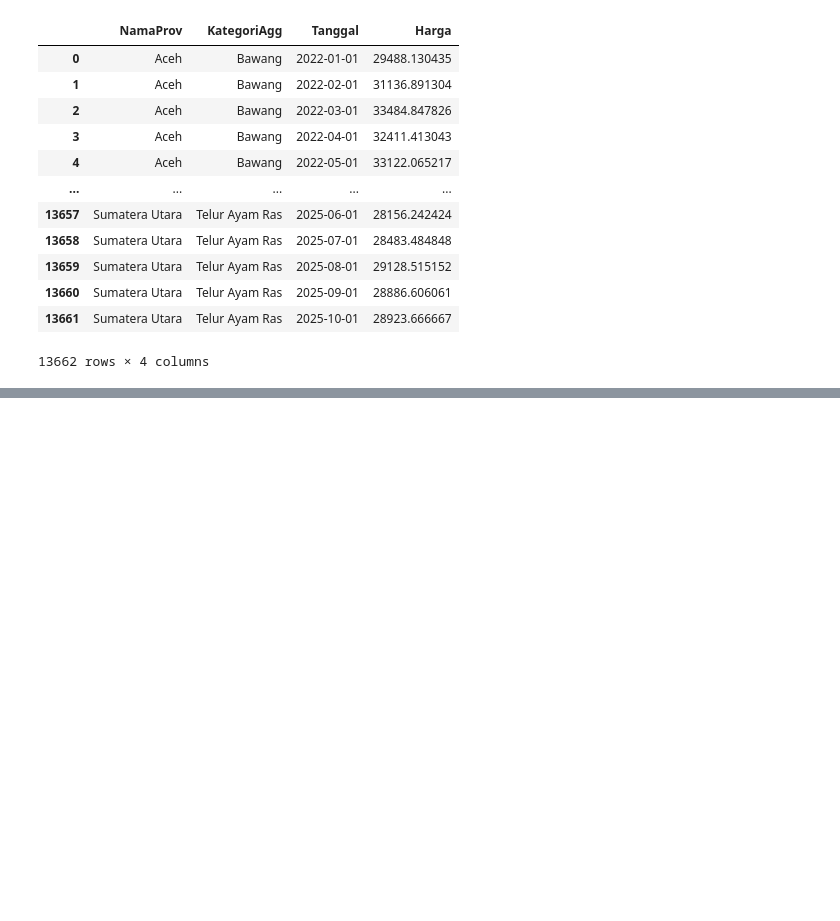
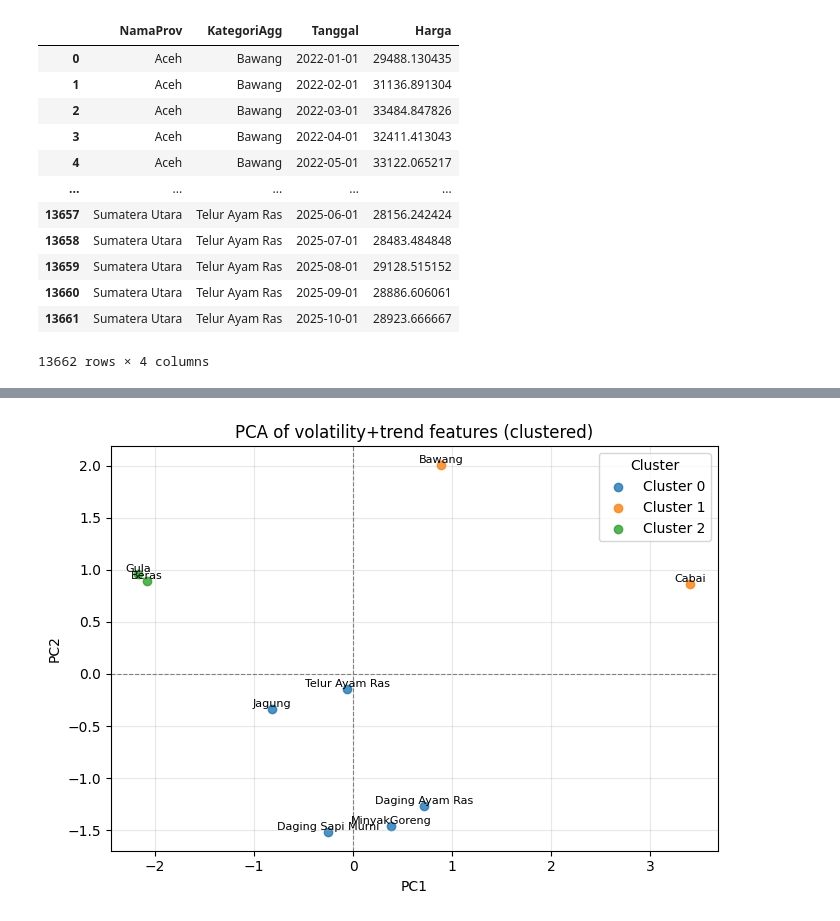
Before and after one commit to ali16180/Clustering-of-Staple-Commodities-in-Indonesia, a Jupyter notebook: G1401231081_Muhammad Hafiz Fazli_Tugas Akhir Individu.ipynb, the cells around one changed output, grey strips where cells are left out. Saved outputs shown, nothing was run; the diff lists cells and outputs as text; code cells hidden in the pictures; blank space fills up the shorter version.

```diff
--- a/G1401231081_Muhammad Hafiz Fazli_Tugas Akhir Individu.ipynb
+++ b/G1401231081_Muhammad Hafiz Fazli_Tugas Akhir Individu.ipynb
@@ -1159,0 +1175,11 @@ plt.show()
+# %%
+best_k = 3
+
+km_ts = KMeans(n_clusters=best_k, n_init=20, random_state=0)
+labels_ts = km_ts.fit_predict(X_ts_scaled)
+
+# gabung kembali ke vol_kat
+ts_kat_clust = feat_kat.copy()
+ts_kat_clust["ts_cluster"] = labels_ts
+
+ts_kat_clust
@@ -1159,0 +1212,67 @@ plt.show()
+# %%
+# ============================================
+# 2. PCA to 2D for plotting
+# ============================================
+
+pca = PCA(n_components=2)
+X_pca = pca.fit_transform(X_ts_scaled)
+
+ts_kat_clust["PC1"] = X_pca[:, 0]
+ts_kat_clust["PC2"] = X_pca[:, 1]
+
+# ============================================
+# 3. Scatter plot of PC1 vs PC2 with clusters
+# ============================================
+
+plt.figure(figsize=(7, 5))
+
+for c in sorted(ts_kat_clust["ts_cluster"].unique()):
+    mask = ts_kat_clust["ts_cluster"] == c
+    plt.scatter(
+        ts_kat_clust.loc[mask, "PC1"],
+        ts_kat_clust.loc[mask, "PC2"],
+        label=f"Cluster {c}",
+        alpha=0.8,
+    )
+
+# label each point with KategoriAgg
+for _, row in ts_kat_clust.iterrows():
+    plt.text(
+        row["PC1"],
+        row["PC2"],
+        row["KategoriAgg"],
+        fontsize=8,
+        ha="center",
+        va="bottom"
+    )
+
+plt.axhline(0, color="grey", linewidth=0.8, linestyle="--")
+plt.axvline(0, color="grey", linewidth=0.8, linestyle="--")
+plt.xlabel("PC1")
+plt.ylabel("PC2")
+plt.title("PCA of volatility+trend features (clustered)")
+plt.grid(True, alpha=0.3)
+plt.legend(title="Cluster")
+plt.tight_layout()
+plt.show()
+
+# ============================================
+# 4. PCA loadings: which variables build up PC1, PC2
+# ============================================
+
+loadings = pd.DataFrame(
+    pca.components_.T,
+    index=feat_cols,
+    columns=["PC1_loading", "PC2_loading"]
+)
+
+expl_var = pca.explained_variance_ratio_
+
+print("Explained variance ratio:")
+print(f"  PC1: {expl_var[0]:.3f}")
+print(f"  PC2: {expl_var[1]:.3f}\n")
+
+print("PCA loadings (correlation of each feature with PCs):")
+print(loadings)
+# %% [output]
+[figure, added]
```
Also changed, not shown: parts of 18 cells of this notebook, 1 other file.
